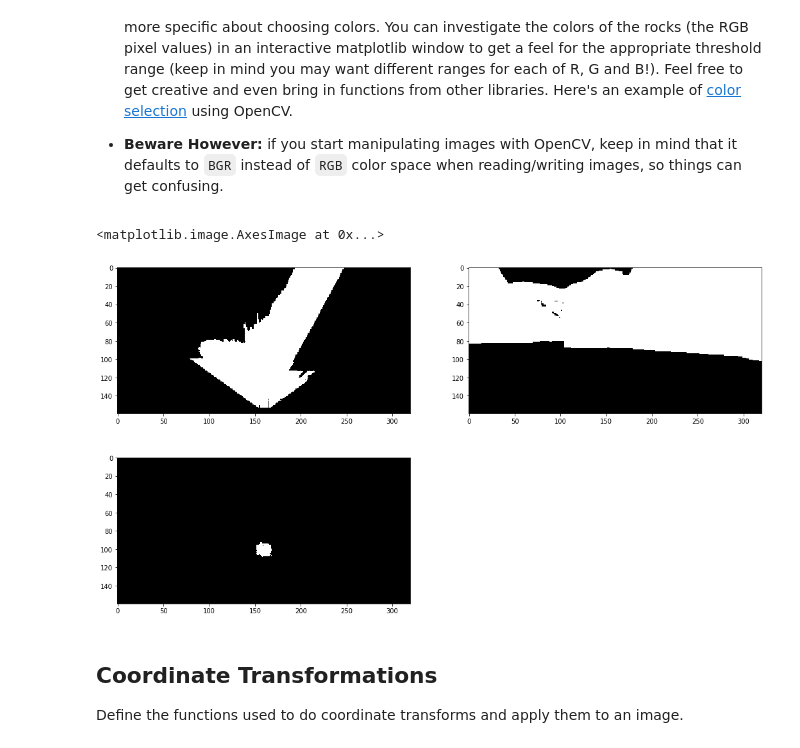
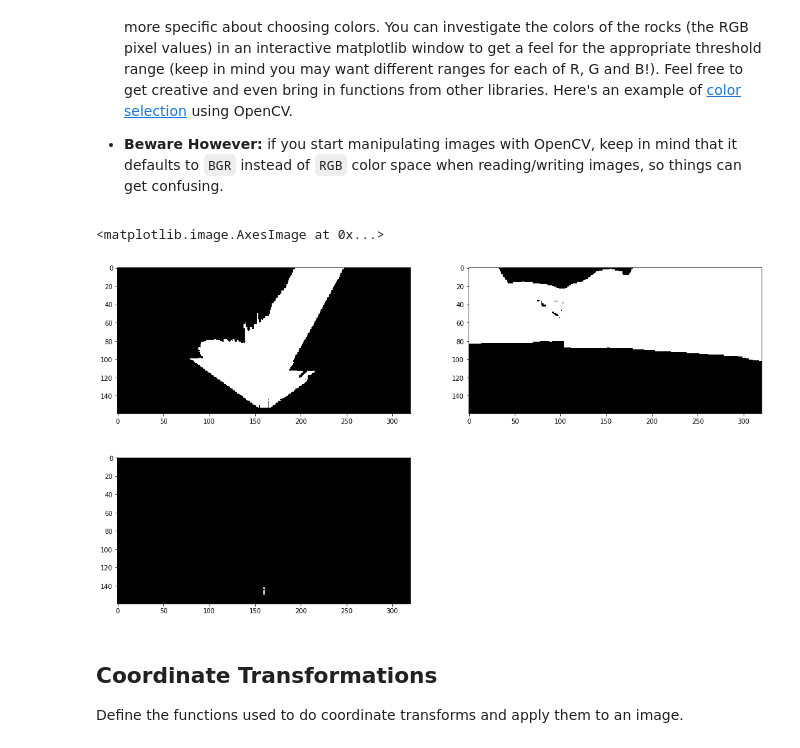
Before and after one commit to csilver2/RoboND-Rover-Project, a Jupyter notebook: code/Rover_Project_Test_Notebook.ipynb, the cells around one changed output. Drawn from its saved outputs; the diff is of its cells as text; code cells hidden in the pictures.

```diff
--- a/code/Rover_Project_Test_Notebook.ipynb
+++ b/code/Rover_Project_Test_Notebook.ipynb
@@ -81,6 +81,8 @@ def perspect_transform(img, src, dst):
     mask = cv2.warpPerspective(np.ones_like(img[:,:,0]), M, (img.shape[1], img.shape[0]))
 
     return warped
+
+
 
 
 # Define calibration box in source (actual) and destination (desired) coordinates
@@ -98,12 +100,13 @@
                   [image.shape[1]/2 + dst_size, image.shape[0] - 2*dst_size - bottom_offset],
                   [image.shape[1]/2 - dst_size, image.shape[0] - 2*dst_size - bottom_offset],
                   ])
-warped= perspect_transform(grid_img, source, destination)
-mask= perspect_transform(np.onse_like(img[:,:,0]), source, destination)
+warped_img= perspect_transform(grid_img, source, destination)
+warped_rock= perspect_transform(rock_img, source, destination)
 fig = plt.figure(figsize=(12,3))
-
 plt.subplot(121)
-plt.imshow(warped)
+plt.imshow(warped_img)
+plt.subplot(122)
+plt.imshow(warped_rock)
 #scipy.misc.imsave('../output/warped_example.jpg', warped)
 # %% [output]
 <matplotlib.image.AxesImage at 0x...>
@@ -123,63 +126,49 @@ Define the color thresholding function from the lesson and apply it to the warpe
 # %%
 # Identify pixels above the threshold
 # Threshold of RGB > 160 does a nice job of identifying ground pixels only
-def color_thresh(img, rgb_thresh=(150, 150, 150)):
+def color_thresh(img, rgb_thresh=(150, 150, 150), string=""):
     # Create an array of zeros same xy size as img, but single channel
     color_select = np.zeros_like(img[:,:,0])
-    # Require that each pixel be above all three threshold values in RGB
-    # above_thresh will now contain a boolean array with "True"
-    # where threshold was met
-    above_thresh = (img[:,:,0] > rgb_thresh[0]) \
-                & (img[:,:,1] > rgb_thresh[1]) \
-                & (img[:,:,2] > rgb_thresh[2])
-    # Index the array of zeros with the boolean array and set to 1
-    color_select[above_thresh] = 1
+    if (string == "terrain"):
+        # Require that each pixel be above all three threshold values in RGB
+        # above_thresh will now contain a boolean array with "True"
+        # where threshold was met
+        above_thresh = (img[:,:,0] > rgb_thresh[0]) \
+                    & (img[:,:,1] > rgb_thresh[1]) \
+                    & (img[:,:,2] > rgb_thresh[2])
+        # Index the array of zeros with the boolean array and set to 1
+        color_select[above_thresh] = 1
+
+    if (string == "obstacles"):
+        below_thresh = (img[:,:,0] < rgb_thresh[0]) \
+                    & (img[:,:,1] < rgb_thresh[1]) \
+                    & (img[:,:,2] < rgb_thresh[2])
+        color_select[below_thresh] = 1
+
+    if (string == "rocks"):
+        detect_thresh = (img[:,:,0] > rgb_thresh[0]) \
+                    & (img[:,:,1] > rgb_thresh[1]) \
+                    & (img[:,:,2] < rgb_thresh[2])
+
+        color_select[detect_thresh] = 1
     # Return the binary image
     return color_select
 
-def obs_color_thresh(img, rgb_thresh=(80, 80, 80)):
-    # Create an array of zeros same xy size as img, but single channel
-    color_select = np.zeros_like(img[:,:,0])
-    # Require that each pixel be above all three threshold values in RGB
-    # above_thresh will now contain a boolean array with "True"
-    # where threshold was met
-    below_thresh = (img[:,:,0] < rgb_thresh[0]) \
-                & (img[:,:,1] < rgb_thresh[1]) \
-                & (img[:,:,2] < rgb_thresh[2])
-    # Index the array of zeros with the boolean array and set to 1
-    color_select[below_thresh] = 1
-    # Return the binary image
-    return color_select
-
-def rocks_color_thresh(img, levels=(120, 100, 20)):
-    # Create an array of zeros same xy size as img, but single channel
-    color_select = np.zeros_like(img[:,:,0])
-    # Require that each pixel be above all three threshold values in RGB
-    # above_thresh will now contain a boolean array with "True"
-    # where threshold was met
-    detect_thresh = (img[:,:,0] > levels[0]) \
-                & (img[:,:,1] > levels[1]) \
-                & (img[:,:,2] < levels[2])
-    # Index the array of zeros with the boolean array and set to 1
-    color_select[detect_thresh] = 1
-    # Return the binary image
-    return color_select
-
-ter_threshed = color_thresh(warped)
-obs_threshed = obs_color_thresh(rock_img)
-rocks_threshed = rocks_color_thresh(rock_img)
+ter_threshed = color_thresh(warped_img, string="terrain")
+obs_threshed = color_thresh(rock_img, rgb_thresh=(80, 80, 80), string="obstacles")
+rocks_threshed = color_thresh(warped_rock, rgb_thresh=(120, 100, 20), string="rocks")
 
 fig = plt.figure(figsize=(18,10))
 plt.subplot(221)
 plt.imshow(ter_threshed, cmap='gray')
 plt.subplot(222)
 plt.imshow(obs_threshed, cmap='gray')
 plt.subplot(223)
 plt.imshow(rocks_threshed, cmap='gray')
 #scipy.misc.imsave('../output/warped_threshed.jpg', threshed*255)
 # %% [output]
 <matplotlib.image.AxesImage at 0x...>
-[figure, old version]
+[figure, new version]
 # %% [markdown]
 ## Coordinate Transformations
 Define the functions used to do coordinate transforms and apply them to an image.
```
Also changed, not shown: parts of 5 cells of this notebook.
